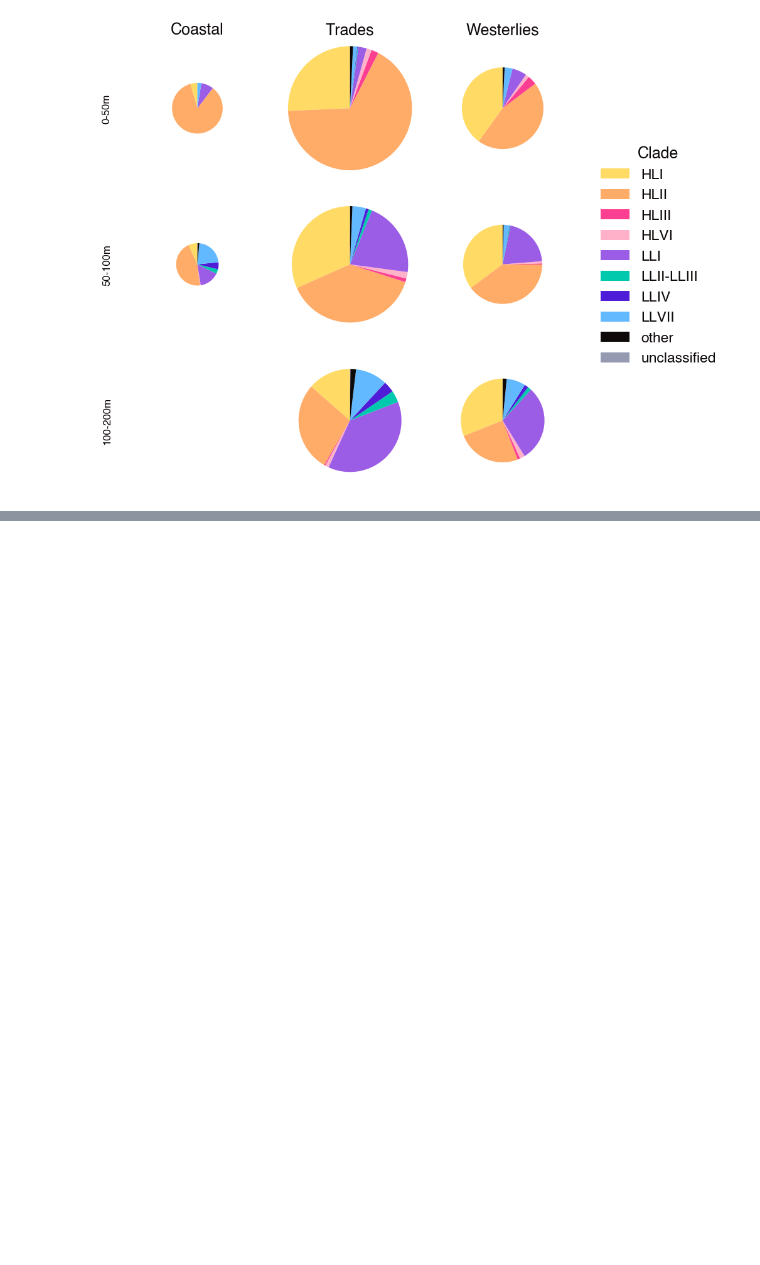
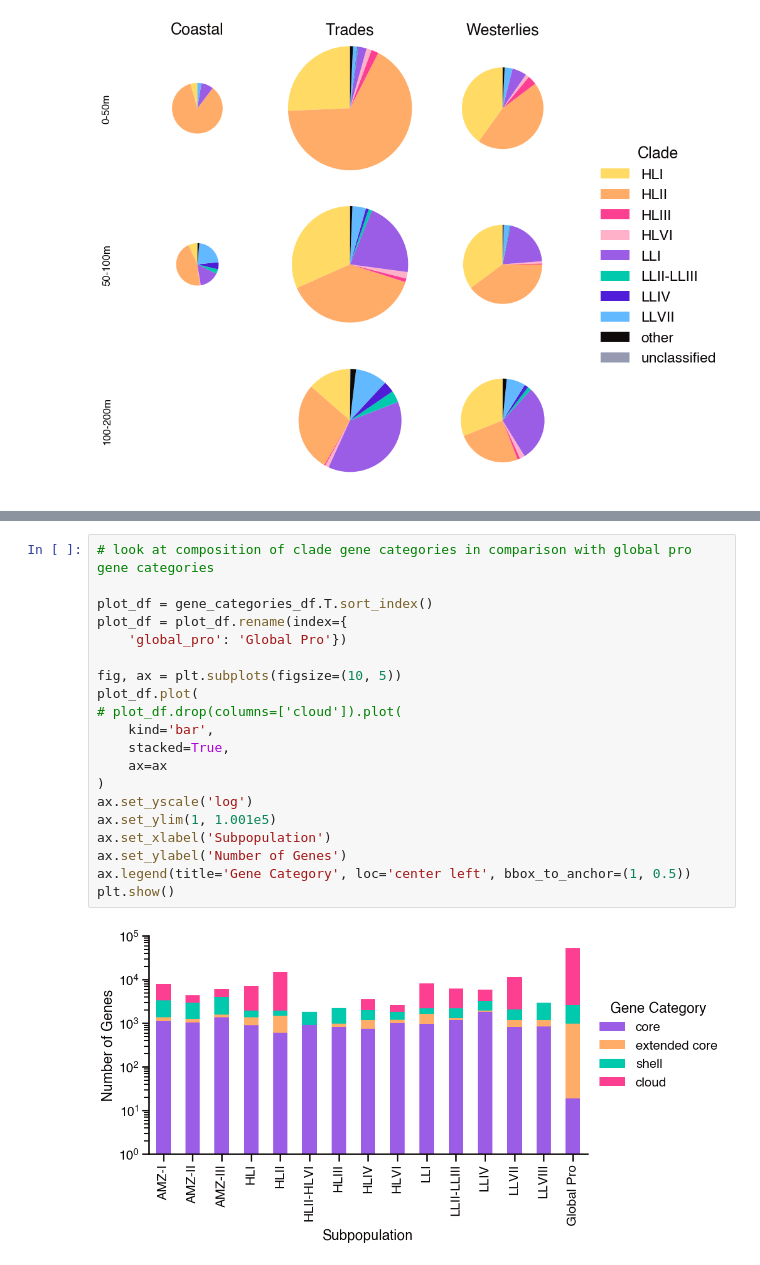
Before and after one commit to blasks/gene-prevalence, a Jupyter notebook: experiments/6-global-estimate.ipynb, the cells around one changed output, grey strips where cells are left out. Drawn from its saved outputs; the diff is of its cells as text; blank space fills up the shorter version.

```diff
--- a/experiments/6-global-estimate.ipynb
+++ b/experiments/6-global-estimate.ipynb
@@ -359,0 +704,22 @@ plt.show()
+# %%
+# look at composition of clade gene categories in comparison with global pro gene categories
+
+plot_df = gene_categories_df.T.sort_index()
+plot_df = plot_df.rename(index={
+    'global_pro': 'Global Pro'})
+
+fig, ax = plt.subplots(figsize=(10, 5))
+plot_df.plot(
+# plot_df.drop(columns=['cloud']).plot(
+    kind='bar',
+    stacked=True,
+    ax=ax
+)
+ax.set_yscale('log')
+ax.set_ylim(1, 1.001e5)
+ax.set_xlabel('Subpopulation')
+ax.set_ylabel('Number of Genes')
+ax.legend(title='Gene Category', loc='center left', bbox_to_anchor=(1, 0.5))
+plt.show()
+# %% [output]
+[figure, added]
```
Also changed, not shown: parts of 9 cells of this notebook.
